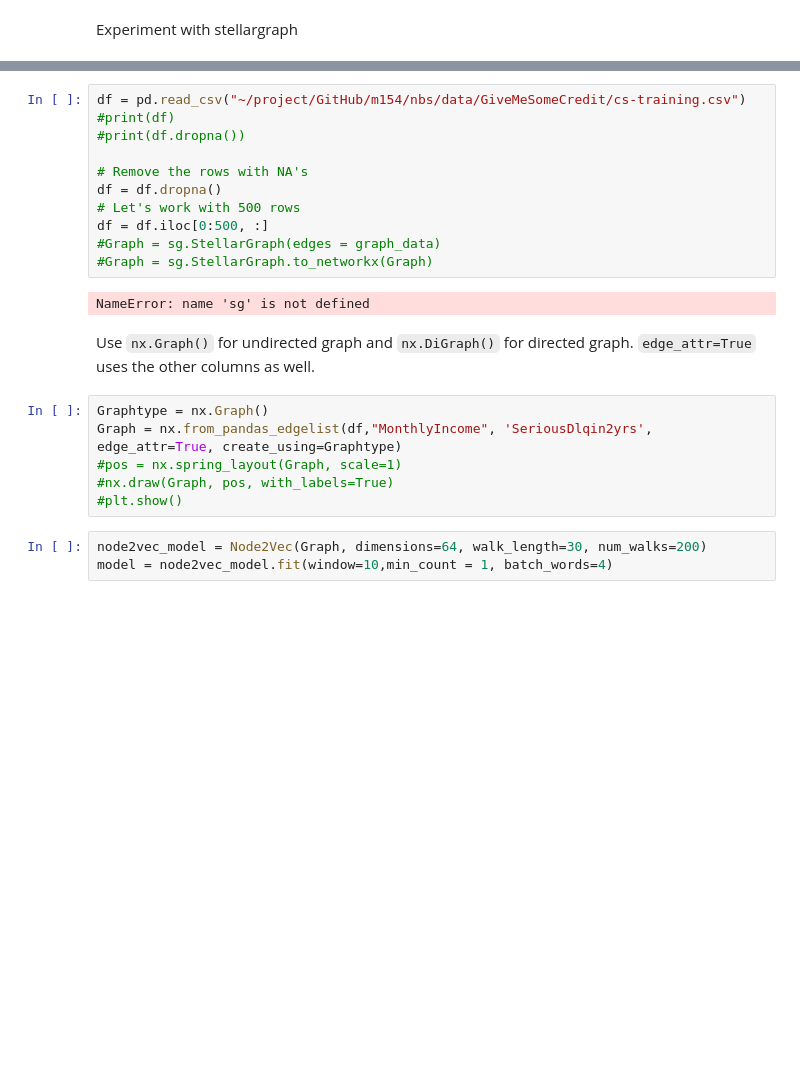
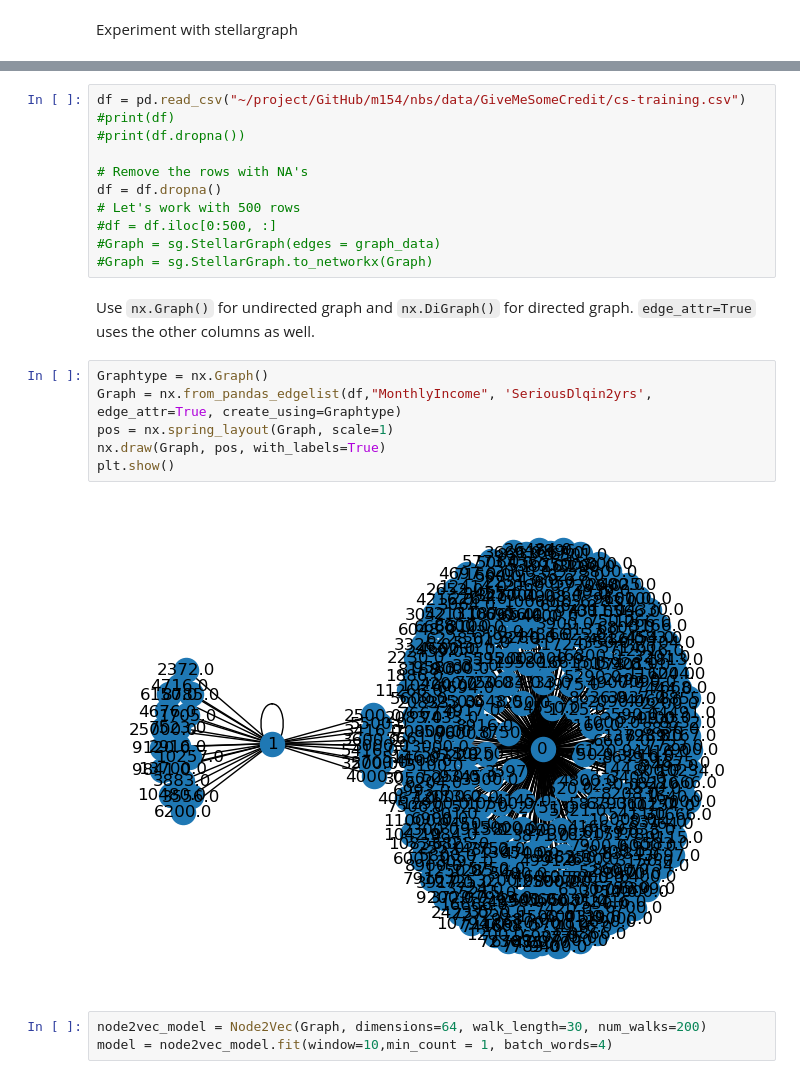
Before and after one commit to TesfaAsmara/m154, a Jupyter notebook: nbs/group_project_visualization.ipynb, the cells around one changed output, grey strips where cells are left out. Cells and saved outputs as stored; diff of their text form; blank space fills up the shorter version.

```diff
--- a/nbs/group_project_visualization.ipynb
+++ b/nbs/group_project_visualization.ipynb
@@ -20,19 +18,19 @@ df = pd.read_csv("~/project/GitHub/m154/nbs/data/GiveMeSomeCredit/cs-training.cs
 # Remove the rows with NA's
 df = df.dropna()
 # Let's work with 500 rows
-df = df.iloc[0:500, :]
+#df = df.iloc[0:500, :]
 #Graph = sg.StellarGraph(edges = graph_data)
 #Graph = sg.StellarGraph.to_networkx(Graph)
-# %% [output]
-NameError: name 'sg' is not defined
 # %% [markdown]
 Use `nx.Graph()` for undirected graph and `nx.DiGraph()` for directed graph. `edge_attr=True` uses the other columns as well.
 # %%
 Graphtype = nx.Graph()
 Graph = nx.from_pandas_edgelist(df,"MonthlyIncome", 'SeriousDlqin2yrs', edge_attr=True, create_using=Graphtype)
-#pos = nx.spring_layout(Graph, scale=1)
-#nx.draw(Graph, pos, with_labels=True)
-#plt.show()
+pos = nx.spring_layout(Graph, scale=1)
+nx.draw(Graph, pos, with_labels=True)
+plt.show()
+# %% [output]
+[figure, added]
 # %%
 node2vec_model = Node2Vec(Graph, dimensions=64, walk_length=30, num_walks=200)
 model = node2vec_model.fit(window=10,min_count = 1, batch_words=4)
```
Also changed, not shown: parts of 6 cells of this notebook.
